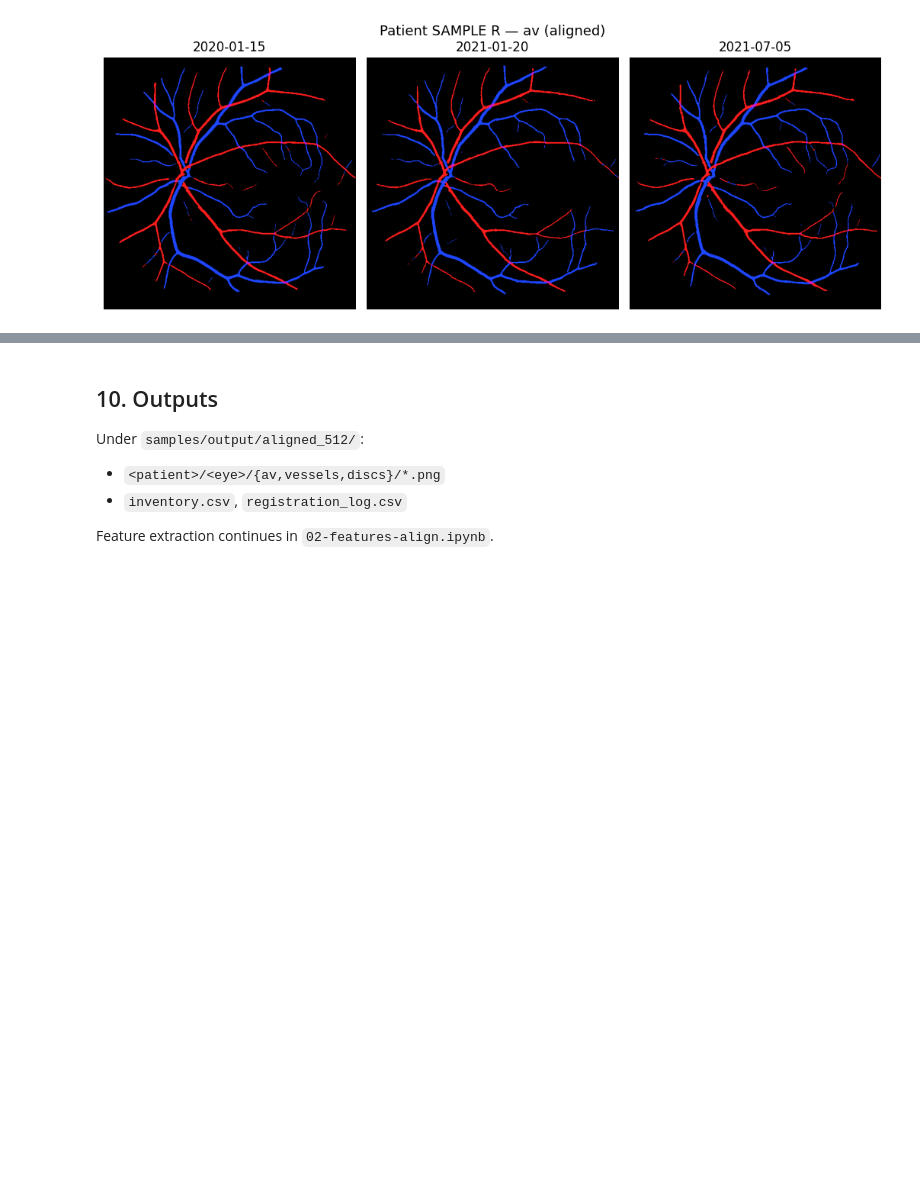
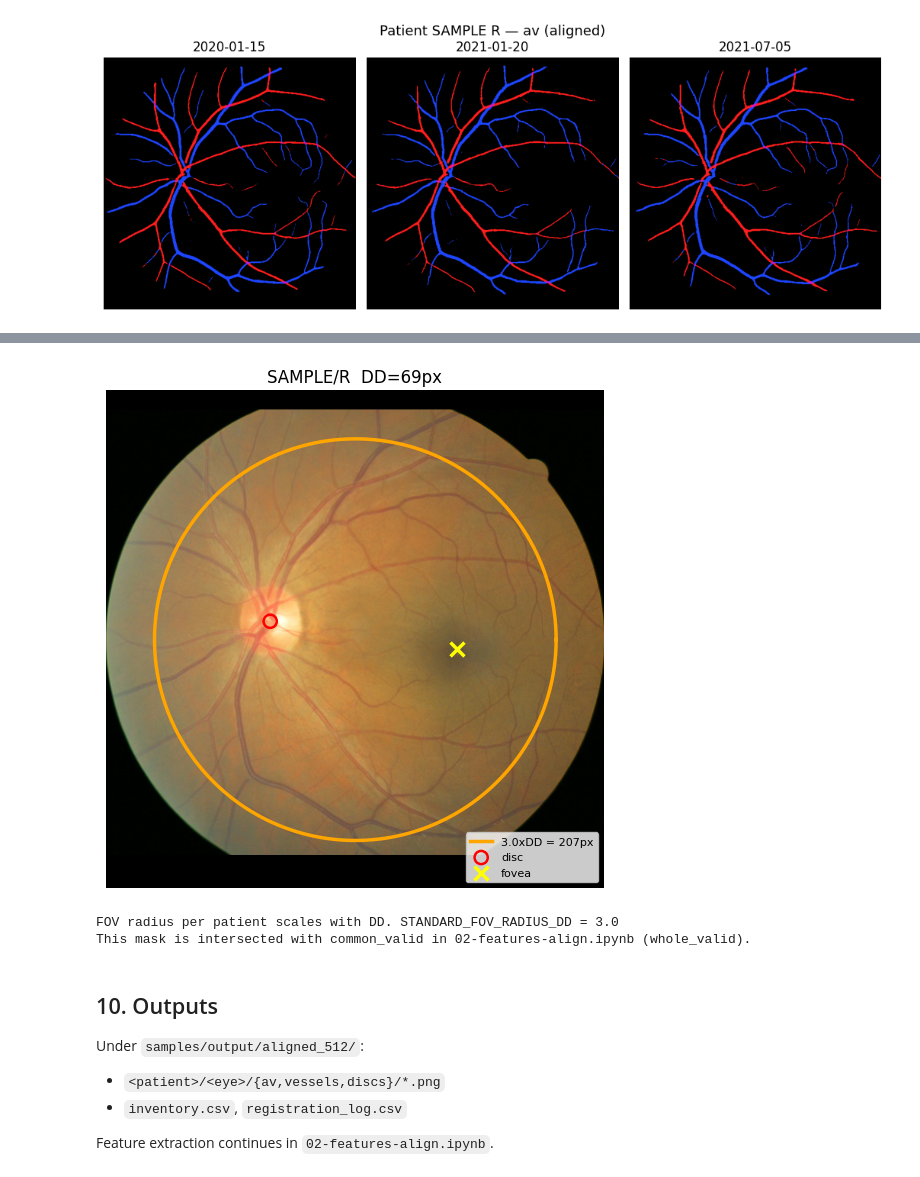
Before and after one commit to Boa-Jang/fundus-vessel-features, a Jupyter notebook: notebooks/01-alignment.ipynb, the cells around one changed output, grey strips where cells are left out. Drawn from its saved outputs; the diff is of its cells as text; code cells hidden in the pictures; blank space fills up the shorter version.

```diff
--- a/notebooks/01-alignment.ipynb
+++ b/notebooks/01-alignment.ipynb
@@ -480,3 +502,46 @@ for pid in patient_ids:
+# %%
+# Standardized FOV = 3 x DD circle, image-centred (consumed by 02-features-align)
+PROJECT_ROOT_LOCAL = Path('..').resolve()
+if str(PROJECT_ROOT_LOCAL) not in sys.path:
+    sys.path.insert(0, str(PROJECT_ROOT_LOCAL))
+from features.zones import make_standard_fov, STANDARD_FOV_RADIUS_DD
+
+th = np.linspace(0, 2 * np.pi, 200)
+groups = [(pid, eye, visits[0])
+          for pid, by_eye in inventory.items()
+          for eye, visits in by_eye.items()
+          if eye != 'unknown' and len(visits) > 0]
+
+fig, axes = plt.subplots(1, len(groups), figsize=(5.5 * len(groups), 5.5), squeeze=False)
+for ax, (pid, eye, fx_row) in zip(axes[0], groups):
+    rgb_p = rgb_path / f'{fx_row["id"]}.png'
+    if not rgb_p.exists():
+        ax.set_title(f'{pid}/{eye}  (no RGB)'); ax.axis('off'); continue
+    rgb = np.array(Image.open(rgb_p))
+    H, W = rgb.shape[:2]; cx_img, cy_img = W // 2, H // 2
+    DD = float(fx_row['disc_diameter'])
+    dcx, dcy = float(fx_row['x_disc']), float(fx_row['y_disc'])
+    fovx, fovy = float(fx_row['x_fovea']), float(fx_row['y_fovea'])
+    R = STANDARD_FOV_RADIUS_DD * DD
+
+    ax.imshow(rgb)
+    ax.plot(cx_img + R * np.cos(th), cy_img + R * np.sin(th),
+            color='orange', lw=2.5,
+            label=f'{STANDARD_FOV_RADIUS_DD}xDD = {R:.0f}px')
+    ax.scatter(dcx, dcy, s=90, marker='o', facecolors='none',
+                edgecolors='red', lw=1.8, label='disc')
+    ax.scatter(fovx, fovy, s=100, marker='x', color='yellow',
+                lw=2.5, label='fovea')
+    ax.set_title(f'{pid}/{eye}  DD={DD:.0f}px')
+    ax.axis('off'); ax.legend(fontsize=8, loc='lower right')
+plt.tight_layout(); plt.show()
+
+print(f'\nFOV radius per patient scales with DD. STANDARD_FOV_RADIUS_DD = {STANDARD_FOV_RADIUS_DD}')
+print(f'This mask is intersected with common_valid in 02-features-align.ipynb (whole_valid).')
+# %% [output]
+[figure, added]
+FOV radius per patient scales with DD. STANDARD_FOV_RADIUS_DD = 3.0
+This mask is intersected with common_valid in 02-features-align.ipynb (whole_valid).
 # %% [markdown]
 ## 10. Outputs
 
```
Also changed, not shown: parts of 4 cells of this notebook, 9 other files.
